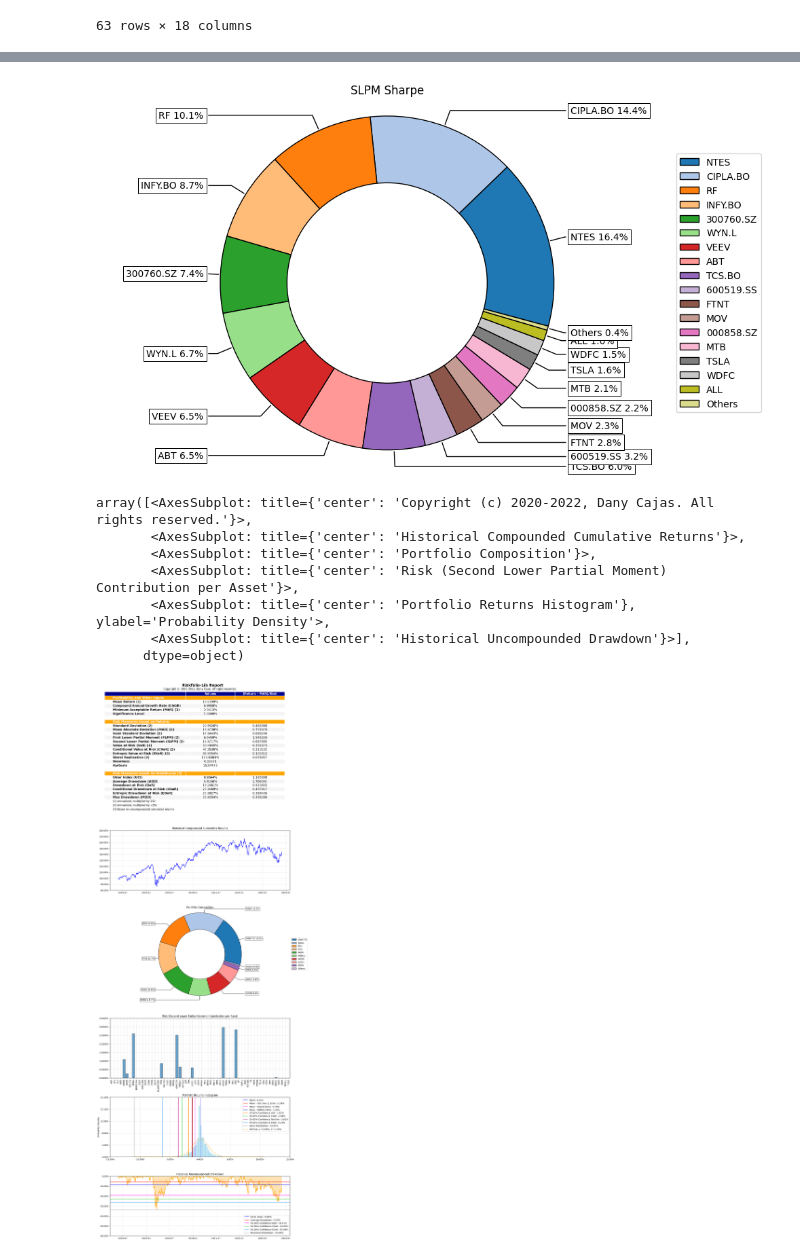
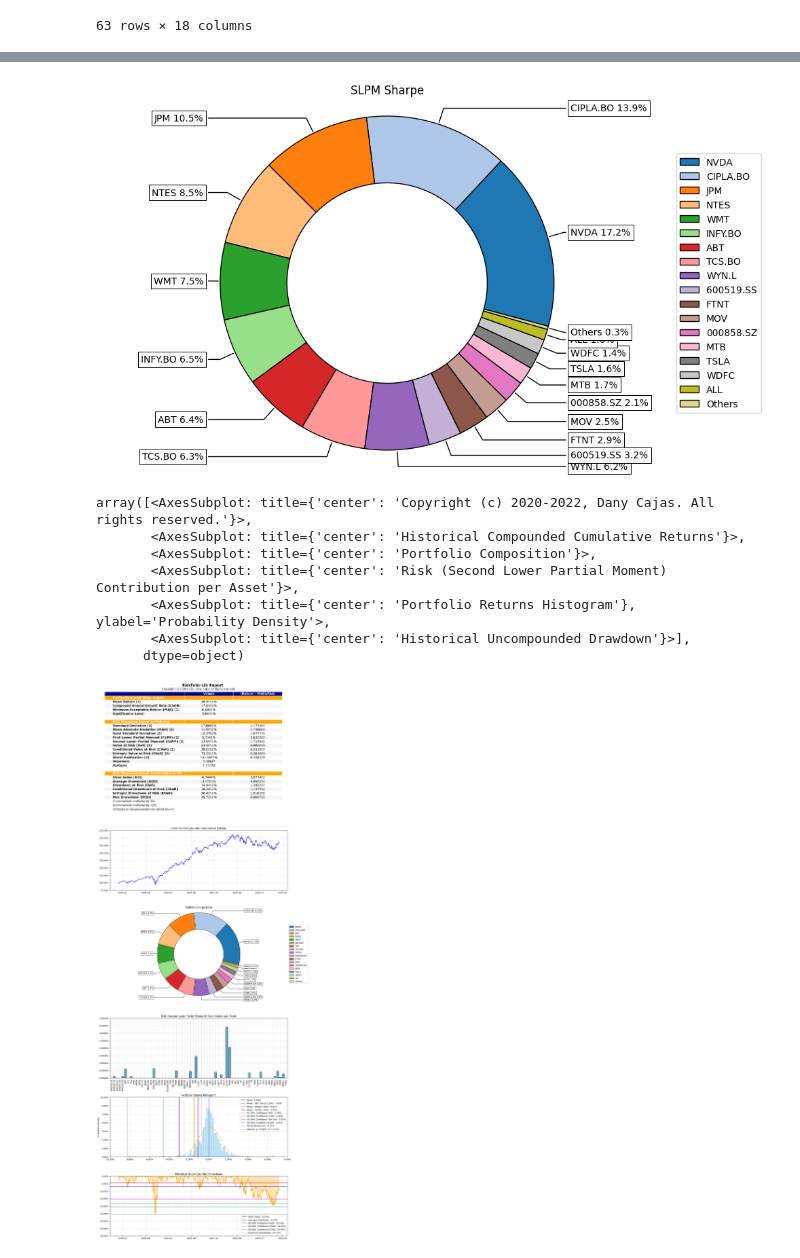
Before and after one commit to aliencaocao/wharton-comp, a Jupyter notebook: portfolio optimization.ipynb, the cells around one changed output, grey strips where cells are left out. Saved outputs shown, nothing was run; the diff lists cells and outputs as text; code cells hidden in the pictures.

```diff
--- a/portfolio optimization.ipynb
+++ b/portfolio optimization.ipynb
@@ -21,7 +21,7 @@ def download_data_and_calc_returns(tickers, period='5y', interval='1d', prepost=
         data = yf.download(tickers, period=period, interval=interval, prepost=prepost, threads=True)
         data = data.loc[:,('Adj Close', slice(None))]  # get adjusted close only
         data.columns = tickers
-        data['WYN.L']['2022-06-14'] = 628.0  #TODO: manually fix yahoo data wrong
+        data['WYN.L']['2022-06-13'] = 628.0  #TODO: manually fix yahoo data wrong
         data = data[tickers].pct_change().dropna()
         return data
     else:
@@ -80,24 +81,0 @@ ax = rp.plot_pie(w=w, title=f'{risk_measure} {obj}', others=0.01, nrow=len(port.
-# %%
-#multiplier[port.assetslist.index('CIPLA.BO')] = 0.6
-#multiplier[port.assetslist.index('ECLERX.BO')] = 0.5
-#multiplier[port.assetslist.index('INFY.BO')] = 0.5
-multiplier[port.assetslist.index('NVDA')] = 1.25
-multiplier[port.assetslist.index('JPM')] = 1.25
-#multiplier[port.assetslist.index('WMT')] = 0.8
-#multiplier[port.assetslist.index('MET')] = 0.7
-#multiplier[port.assetslist.index('HSBA.L')] = 0.9
-#multiplier[port.assetslist.index('BBSE3.SA')] = 0.5
-
-
-#multiplier[port.assetslist.index('AMZN')] = 1.1
-multiplier[port.assetslist.index('TR')] = 0.7
-multiplier[port.assetslist.index('NTES')] = 0.5
-#multiplier[port.assetslist.index('TCS.BO')] = 0.5
-#multiplier[port.assetslist.index('FFH.TO')] = 0.5
-#multiplier[port.assetslist.index('SDR.L')] = 0.5
-#multiplier[port.assetslist.index('LMT')] = 0.5
-#multiplier[port.assetslist.index('WYN.L')] = 0.5
-
-print(multiplier)
-port.mu = np.multiply(port.mu,multiplier)
-port.mu*252
@@ -181,19 +193,19 @@ w_bl.T
 # %%
 ax = rp.plot_pie(w=w_bl, title=f'{risk_measure} {obj}', others=0.01, nrow=len(port.assetslist), cmap="tab20", height=6, width=10, ax=None)
 # %% [output]
-[figure, old version]
+[figure, new version]
 # %%
 returns.index = returns.index.map(lambda a: pd.to_datetime(a).date())  # remove timezone awareness by converting to dates only
-rp.Reports.excel_report(returns, w, rf=risk_free_rate, alpha=0.05, t_factor=252, ini_days=1, days_per_year=252, name='portfolio_report')
-rp.Reports.jupyter_report(returns, w, rm=risk_measure, rf=risk_free_rate, alpha=0.05, others=0.01, nrow=len(port.assetslist), height=6, width=14, t_factor=252, ini_days=1, days_per_year=252, bins=100)
+rp.Reports.excel_report(returns, w_bl, rf=risk_free_rate, alpha=0.05, t_factor=252, ini_days=1, days_per_year=252, name='portfolio_report')
+rp.Reports.jupyter_report(returns, w_bl, rm=risk_measure, rf=risk_free_rate, alpha=0.05, others=0.01, nrow=len(port.assetslist), height=6, width=14, t_factor=252, ini_days=1, days_per_year=252, bins=100)
 # %% [output]
 array([<AxesSubplot: title={'center': 'Copyright (c) 2020-2022, Dany Cajas. All rights reserved.'}>,
        <AxesSubplot: title={'center': 'Historical Compounded Cumulative Returns'}>,
        <AxesSubplot: title={'center': 'Portfolio Composition'}>,
        <AxesSubplot: title={'center': 'Risk (Second Lower Partial Moment) Contribution per Asset'}>,
        <AxesSubplot: title={'center': 'Portfolio Returns Histogram'}, ylabel='Probability Density'>,
        <AxesSubplot: title={'center': 'Historical Uncompounded Drawdown'}>],
       dtype=object)
-[figure, old version]
+[figure, new version]
 # %%
 w.round(8)*100
```
Also changed, not shown: parts of 7 cells of this notebook, 2 other files.
